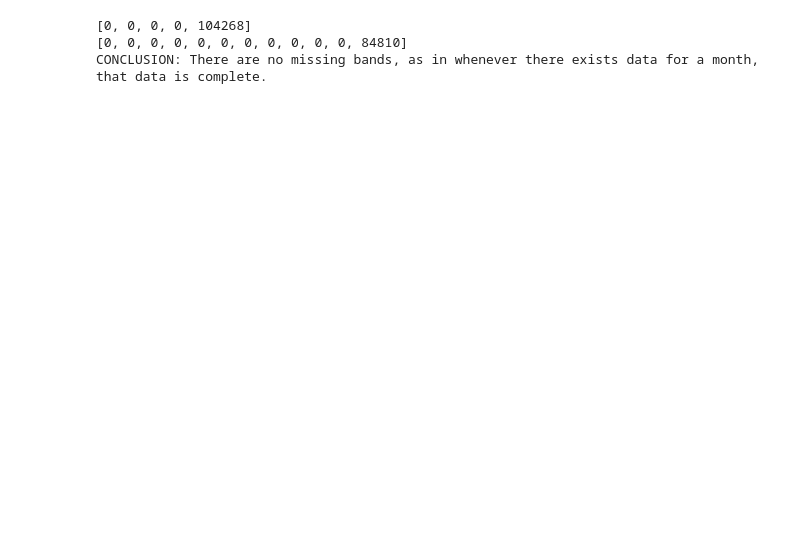
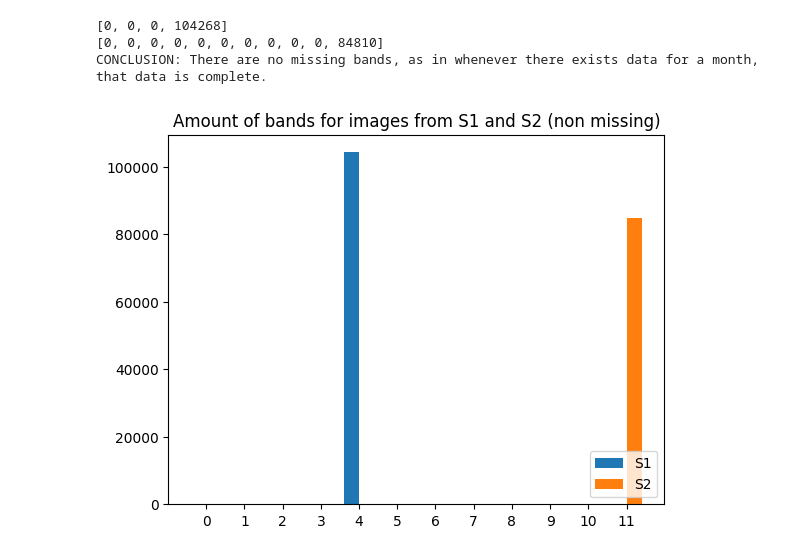
Before and after one commit to TeamEpochGithub/forestbiomass, a Jupyter notebook: analysis/exploratory_data_analysis/missing_data.ipynb, the cells around one changed output. Drawn from its saved outputs; the diff is of its cells as text; code cells hidden in the pictures; blank space fills up the shorter version.

```diff
--- a/analysis/exploratory_data_analysis/missing_data.ipynb
+++ b/analysis/exploratory_data_analysis/missing_data.ipynb
@@ -63,8 +67,8 @@ bar_plot(ax, data)
 # %%
 from utils.data_generator.get_train_data import convert_path_to_gdal_dataset, convert_gdal_dataset_to_ndarray
 
-bands_count_S1 = [0] * 5
-bands_count_S2 = [0] * 12
+bands_count_S1 = [0] * 4
+bands_count_S2 = [0] * 11
 
 for file in os.listdir(directory):
     filename = os.fsdecode(file)
@@ -75,14 +79,24 @@ for file in os.listdir(directory):
     data = convert_gdal_dataset_to_ndarray(dataset)
 
     if filename[9:11] == "S1":
-        bands_count_S1[data.shape[0]] += 1
+        bands_count_S1[data.shape[0] - 1] += 1
     else:
-        bands_count_S2[data.shape[0]] += 1
+        bands_count_S2[data.shape[0] - 1] += 1
 # %%
 print(bands_count_S1)
 print(bands_count_S2)
 print("CONCLUSION: There are no missing bands, as in whenever there exists data for a month, that data is complete.")
 # %% [output]
-[0, 0, 0, 0, 104268]
-[0, 0, 0, 0, 0, 0, 0, 0, 0, 0, 0, 84810]
+[0, 0, 0, 104268]
+[0, 0, 0, 0, 0, 0, 0, 0, 0, 0, 84810]
 CONCLUSION: There are no missing bands, as in whenever there exists data for a month, that data is complete.
+# %%
+bands_count_S1 = [0] + bands_count_S1
+bands_count_S2 = [0] + bands_count_S2
+# %%
+fig, ax = plt.subplots()
+data = {"S1": bands_count_S1, "S2": bands_count_S2}
+plot_name = "Amount of bands for images from S1 and S2 (non missing)"
+bar_plot(ax, data, plot_name)
+# %% [output]
+[figure, added]
```
Also changed, not shown: parts of 2 cells of this notebook, 2 other files.
